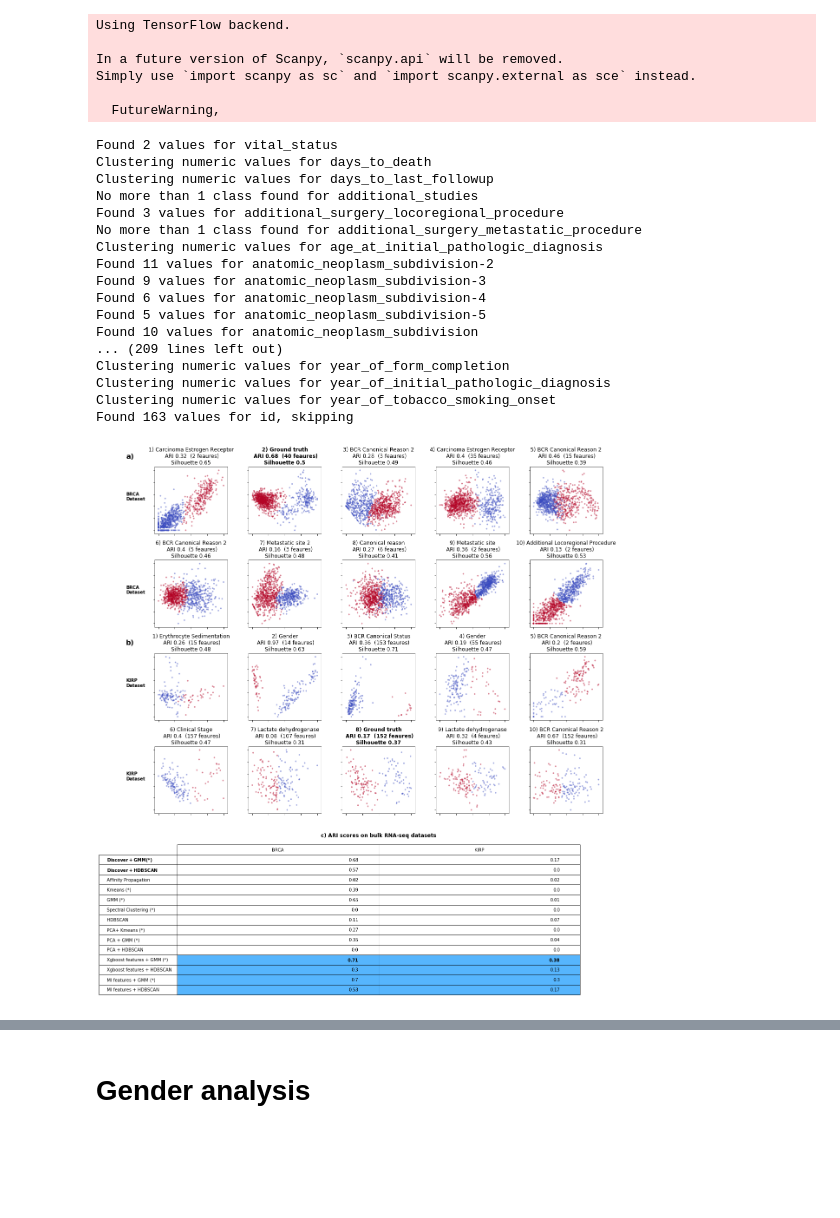
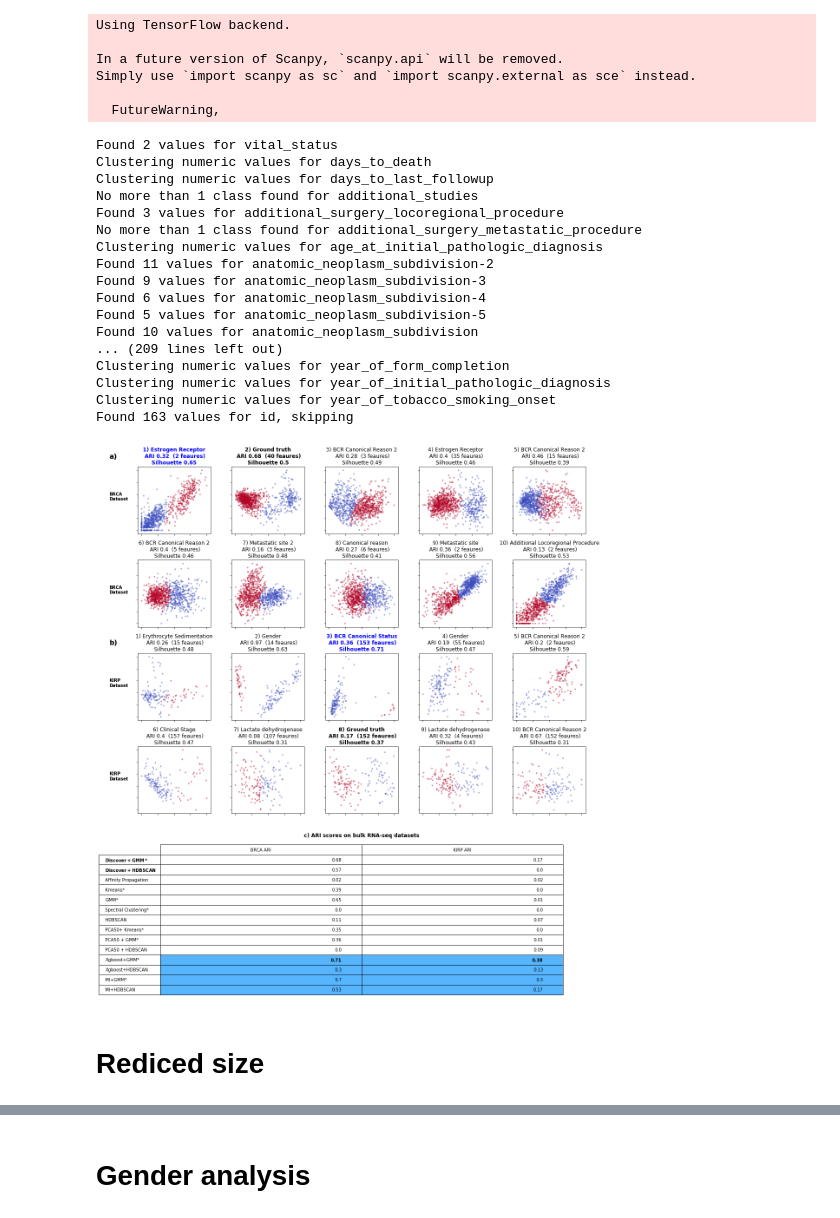
Before and after one commit to ciortanmadalina/subspace_clustering, a Jupyter notebook: notebooks/Plot_Patient_metadata.ipynb, the cells around one changed output, grey strips where cells are left out. Cells and saved outputs as stored; diff of their text form; code cells hidden in the pictures; blank space fills up the shorter version.

```diff
--- a/notebooks/Plot_Patient_metadata.ipynb
+++ b/notebooks/Plot_Patient_metadata.ipynb
@@ -56,7 +56,7 @@ Simply use `import scanpy as sc` and `import scanpy.external as sce` instead.
   FutureWarning,
 # %%
 maping = {
-    'breast_carcinoma_estrogen_receptor_status': "Carcinoma Estrogen Receptor",
+    'breast_carcinoma_estrogen_receptor_status': "Estrogen Receptor",
     'metastatic_site_at_diagnosis-2': "Metastatic site 2",
     'bcr_canonical_reason': "Canonical reason",
     'anatomic_neoplasm_subdivision-4': "Neoplasm subdivision 4",
@@ -107,6 +107,7 @@ for di, filename in enumerate(["BRCA", "KIRP"]):
     solutions = pd.read_pickle(f"../data/{filename}_{clustering}_{method}.pkl")
     solutions = ga.rank_solutions(solutions, data)
     ground_truth_nb = solutions[solutions["rank_ari"] == 1].index.values[0]
+    most_compact_nb = solutions[solutions["rank_silhouette"] == 1].index.values[0]
 
     subspaces = solutions["features"].values
     partitions = solutions["partition"].values
@@ -143,7 +144,11 @@ for di, filename in enumerate(["BRCA", "KIRP"]):
             plt.text( -0.5, 0.5, f"{filename}\nDataset", fontweight = "bold")
             if k == 0:
                 plt.text( -0.5, 1.2, f"{letters[di]}", fontweight = "bold", fontsize = 16)
-        if k!= ground_truth_nb:
+        color = "black"
+        if k == most_compact_nb:
+            fontweight = "bold"
+            color = "blue"
+        elif k!= ground_truth_nb:
             fontweight = "normal"
         else:
             fontweight = "bold"
@@ -151,7 +156,7 @@ for di, filename in enumerate(["BRCA", "KIRP"]):
             title = "Ground truth"
         plt.title(
             f"{k+1}) {title}\n ARI {score}  ({len(subspace)} feaures)\nSilhouette {sil}",
-            fontweight = fontweight
+            fontweight = fontweight, color = color
         )
         plt.scatter(pca_data[:, 0], pca_data[:, 1], c=predK, cmap = "coolwarm", alpha = 0.4, s = 6)
 
@@ -179,32 +184,34 @@ table = ax.table(cellText=values,
           rowLabels=df.index,
           colLabels=df.columns[1:],
           loc='center',
           fontsize = 20
         )
 table.scale(0.9, 1.6)
 for r in range(len(values)-3, len(values)+1):
     for c in range(values.shape[1]):
         table[(r, c)].set_facecolor("#56b5fd")
 
 plt.tight_layout()
 
-plt.savefig(f"../images/RNA-seq.pdf", bbox_inches='tight')
+plt.savefig(f"../images/RNA-seq-full.pdf", bbox_inches='tight')
 # %% [output]
 Found 2 values for vital_status
 Clustering numeric values for days_to_death
 Clustering numeric values for days_to_last_followup
 No more than 1 class found for additional_studies
 Found 3 values for additional_surgery_locoregional_procedure
 No more than 1 class found for additional_surgery_metastatic_procedure
 Clustering numeric values for age_at_initial_pathologic_diagnosis
 Found 11 values for anatomic_neoplasm_subdivision-2
 Found 9 values for anatomic_neoplasm_subdivision-3
 Found 6 values for anatomic_neoplasm_subdivision-4
 Found 5 values for anatomic_neoplasm_subdivision-5
 Found 10 values for anatomic_neoplasm_subdivision
 ... (209 lines left out)
 Clustering numeric values for year_of_form_completion
 Clustering numeric values for year_of_initial_pathologic_diagnosis
 Clustering numeric values for year_of_tobacco_smoking_onset
 Found 163 values for id, skipping
-[figure, old version]
+[figure, new version]
+# %% [markdown]
+# Rediced size
```
Also changed, not shown: parts of 3 cells of this notebook, 30 other files.
